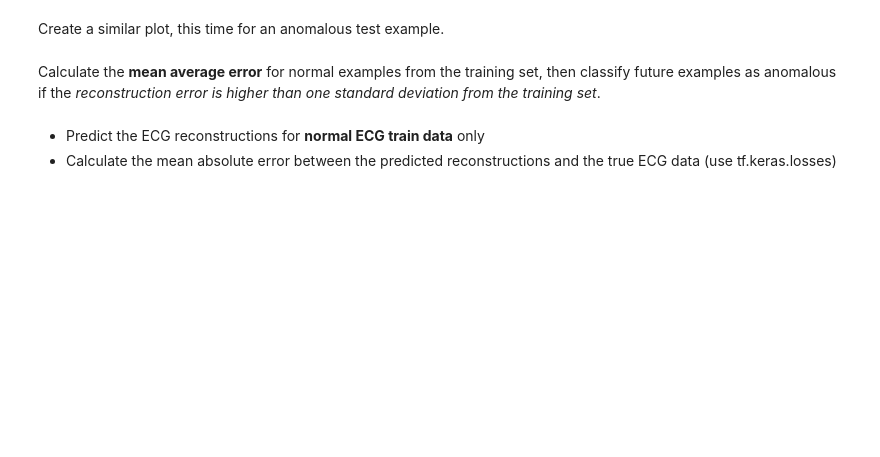
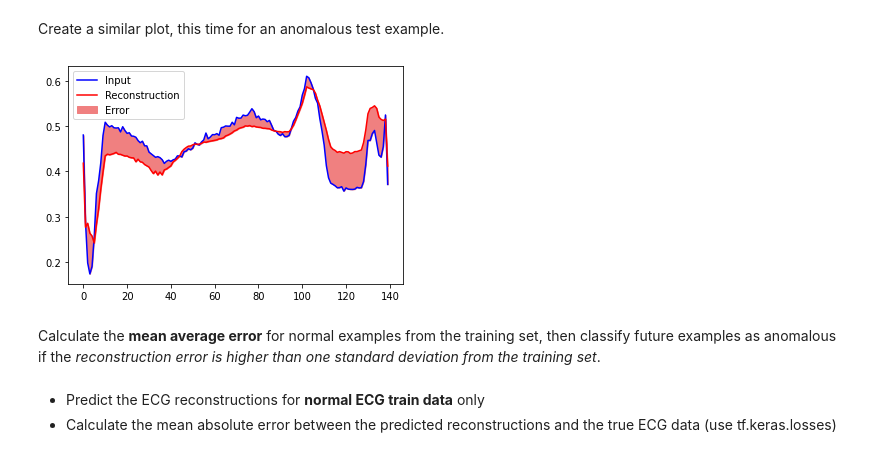
Before and after one commit to EHVB/ANN-In-Medicine, a Jupyter notebook: Assignment_3/Ehab Kamal - A3_Autoencoders.ipynb, the cells around one changed output. Cells and saved outputs as stored; diff of their text form; code cells hidden in the pictures; blank space fills up the shorter version.

```diff
--- a/Assignment_3/Ehab Kamal - A3_Autoencoders.ipynb
+++ b/Assignment_3/Ehab Kamal - A3_Autoencoders.ipynb
@@ -262,3 +341,12 @@ test_data =
+# %%
+######## Your Code Here #######
+train_data = tf.cast(train_data, tf.float32)
+test_data = tf.cast(test_data, tf.float32)
+min_val = tf.reduce_min(train_data)
+max_val = tf.reduce_max(train_data)
+
+train_data = (train_data - min_val) / (max_val-min_val)
+test_data = (test_data - min_val) / (max_val-min_val)
 # %% [markdown]
 You will train the autoencoder using only the normal rhythms, which are labeled in this dataset as 1.
 - Separate the normal rhythms data row from the abnormal rhythms into different variables.
@@ -268,11 +356,11 @@ You will train the autoencoder using only the normal rhythms, which are labeled
 train_labels = train_labels.astype(bool)
 test_labels = test_labels.astype(bool)
 
-normal_train_data =
-normal_test_data =
+normal_train_data = train_data[train_labels.values]
+normal_test_data = test_data[test_labels.values]
 
-anomalous_train_data =
-anomalous_test_data =
+anomalous_train_data = train_data[~train_labels.values]
+anomalous_test_data = test_data[~test_labels.values]
 # %% [markdown]
 Plot a normal ECG.
 # %%
@@ -309,2 +396,19 @@ autoencoder=
+# %%
+#### Your Code Here
+encoder= tf.keras.Sequential(
+    [
+        tf.keras.layers.Dense(32, activation="relu"),
+        tf.keras.layers.Dense(16, activation="relu"),
+        tf.keras.layers.Dense(8, activation="relu")
+    ]
+)
+decoder= tf.keras.Sequential(
+    [
+        tf.keras.layers.Dense(16, activation="relu"),
+        tf.keras.layers.Dense(32, activation="relu"),
+        tf.keras.layers.Dense(140, activation="sigmoid")
+    ]
+)
+autoencoder = tf.keras.Sequential([encoder, decoder])
 # %% [markdown]
 Compile the model using adam optimizer and mean absolute error loss function
@@ -345,3 +481,15 @@ Create a similar plot, this time for an anomalous test example.
+# %%
+##### Your Code here
+encoded_data = encoder(anomalous_test_data).numpy()
+decoded_data = decoder(encoded_data).numpy()
+
+plt.plot(normal_test_data[0], 'b')
+plt.plot(decoded_data[0], 'r')
+plt.fill_between(np.arange(140), decoded_data[0], normal_test_data[0], color='lightcoral')
+plt.legend(labels=["Input", "Reconstruction", "Error"])
+plt.show()
+# %% [output]
+[figure, added]
 # %% [markdown]
 Calculate the **mean average error** for normal examples from the training set, then classify future examples as anomalous if the *reconstruction error is higher than one standard deviation from the training set*.
 # %% [markdown]
```
Also changed, not shown: parts of 32 cells of this notebook.
